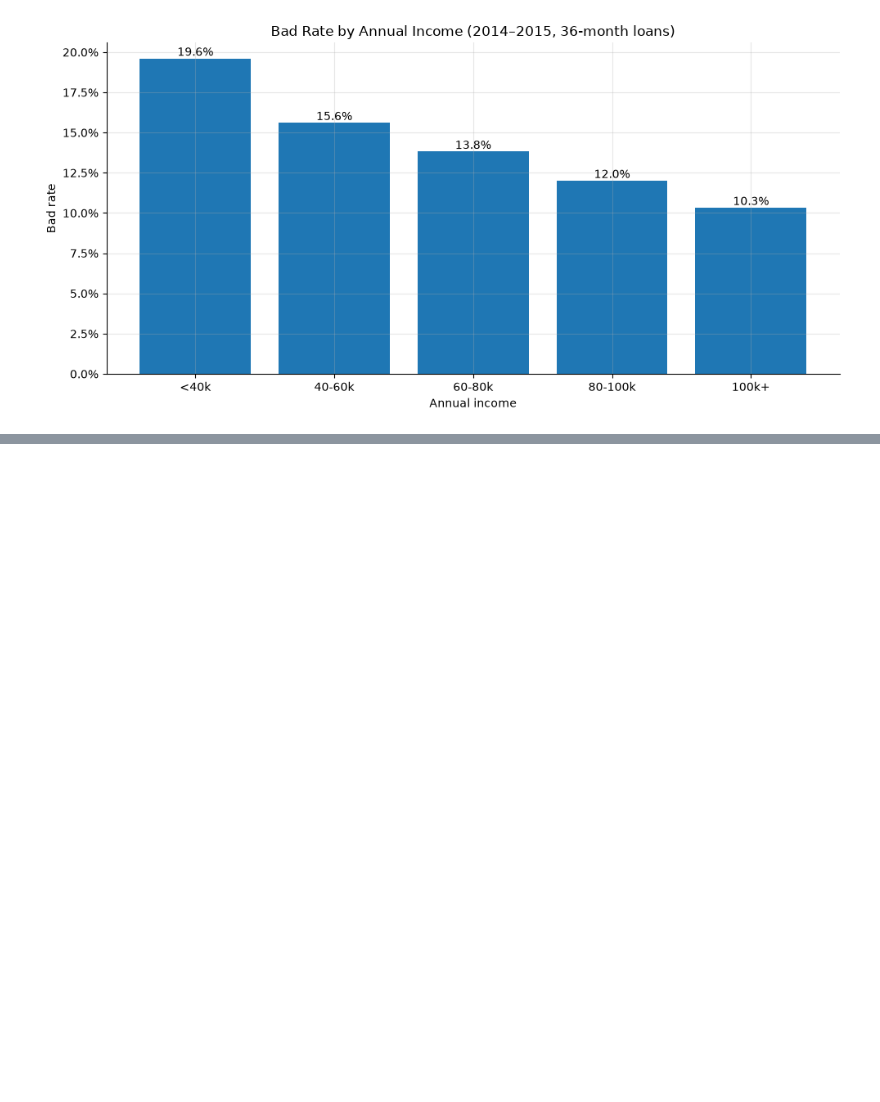
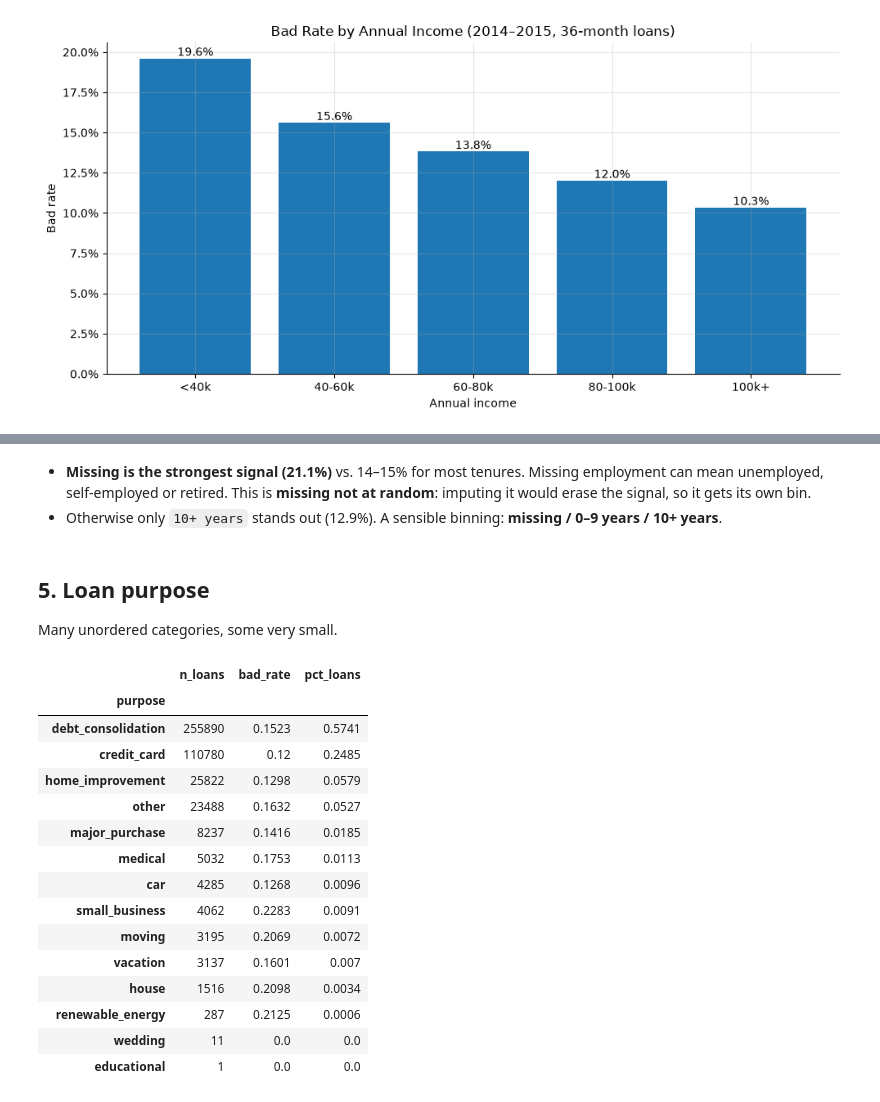
Before and after one commit to qichenz-0825/lending-club-credit-risk-analysis, a Jupyter notebook: Notebooks/05_application_risk_drivers.ipynb, the cells around one changed output, grey strips where cells are left out. Drawn from its saved outputs; the diff is of its cells as text; code cells hidden in the pictures; blank space fills up the shorter version.

```diff
--- a/Notebooks/05_application_risk_drivers.ipynb
+++ b/Notebooks/05_application_risk_drivers.ipynb
@@ -96,0 +177,30 @@ plt.show()
+# %% [markdown]
+* **Missing is the strongest signal (21.1%)** vs. 14–15% for most tenures. Missing employment can mean unemployed, self-employed or retired. This is **missing not at random**: imputing it would erase the signal, so it gets its own bin.
+* Otherwise only `10+ years` stands out (12.9%). A sensible binning: **missing / 0–9 years / 10+ years**.
+# %% [markdown]
+## 5. Loan purpose
+Many unordered categories, some very small.
+# %%
+df = con.sql("SELECT purpose, bad_flag FROM cohort").df()
+
+purpose = df.groupby("purpose").agg(n_loans=("bad_flag", "size"), bad_rate=("bad_flag", "mean"))
+purpose["pct_loans"] = purpose["n_loans"] / purpose["n_loans"].sum()
+purpose = purpose.sort_values("n_loans", ascending=False)
+purpose.round(4)
+# %% [output]
+|  | n_loans | bad_rate | pct_loans |
+| purpose |  |  |  |
+| debt_consolidation | 255890 | 0.1523 | 0.5741 |
+| credit_card | 110780 | 0.12 | 0.2485 |
+| home_improvement | 25822 | 0.1298 | 0.0579 |
+| other | 23488 | 0.1632 | 0.0527 |
+| major_purchase | 8237 | 0.1416 | 0.0185 |
+| medical | 5032 | 0.1753 | 0.0113 |
+| car | 4285 | 0.1268 | 0.0096 |
+| small_business | 4062 | 0.2283 | 0.0091 |
+| moving | 3195 | 0.2069 | 0.0072 |
+| vacation | 3137 | 0.1601 | 0.007 |
+| house | 1516 | 0.2098 | 0.0034 |
+| renewable_energy | 287 | 0.2125 | 0.0006 |
+| wedding | 11 | 0.0 | 0.0 |
+| educational | 1 | 0.0 | 0.0 |
```
Also changed, not shown: parts of 13 cells of this notebook, 14 other files.
